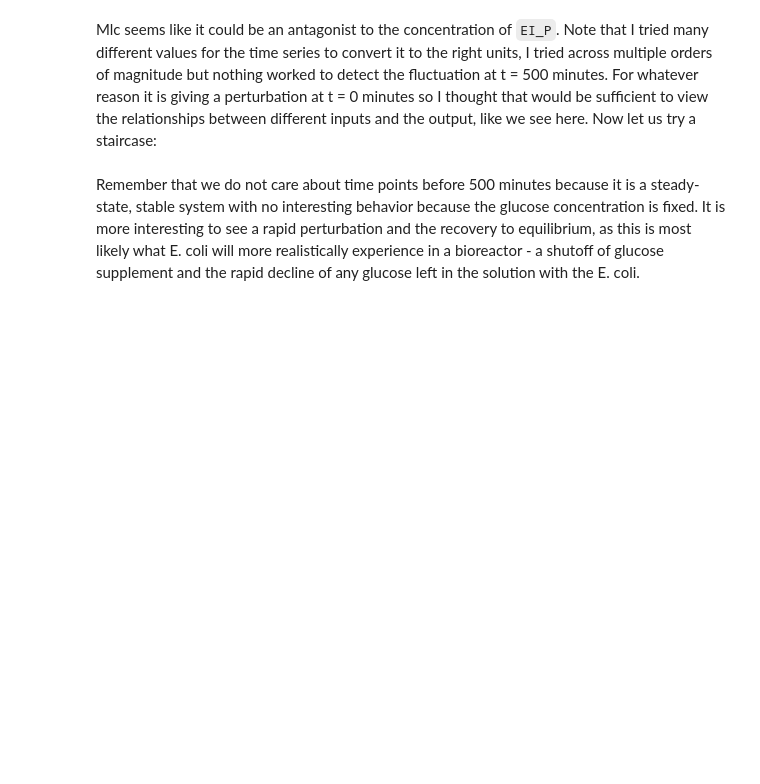
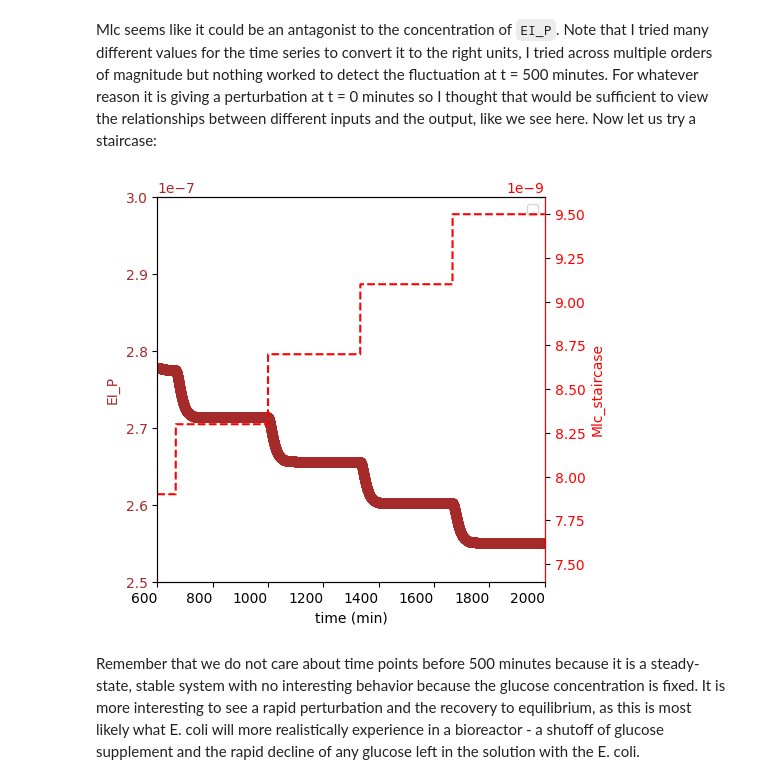
Before and after one commit to ModelEngineering/controlSBML, a Jupyter notebook: examples/Controlling-Glucose-Metabolis-in-Yeast.ipynb, the cells around one changed output. Drawn from its saved outputs; the diff is of its cells as text; code cells hidden in the pictures; blank space fills up the shorter version.

```diff
--- a/examples/Controlling-Glucose-Metabolis-in-Yeast.ipynb
+++ b/examples/Controlling-Glucose-Metabolis-in-Yeast.ipynb
@@ -81,11 +85,13 @@ CTLSB = ctl.ControlSBML(URL, xlabel="time (min)", input_name=INPUT_NAME, output_
 # %%
 INITIAL_VALUE = 7.5*1e-9
 FINAL_VALUE = 9.5*1e-9
 result = CTLSB.plotStaircaseResponse(initial_value=INITIAL_VALUE, final_value=FINAL_VALUE, num_step=5,
-    times=times,
-    #ylim=[2.5*1e-7, 3*1e-7],
-    #xlim=[600, 3000]
+    times=TIMES,
+    ylim=[2.5*1e-7, 3*1e-7],
+    xlim=[600, 2000]
 )
+# %% [output]
+[figure, added]
 # %% [markdown]
 Remember that we do not care about time points before 500 minutes because it is a steady-state, stable system with no interesting behavior because the glucose concentration is fixed. It is more interesting to see a rapid perturbation and the recovery to equilibrium, as this is most likely what E. coli will more realistically experience in a bioreactor - a shutoff of glucose supplement and the rapid decline of any glucose left in the solution with the E. coli.
 # %% [markdown]
```
Also changed, not shown: parts of 20 cells of this notebook, 3 other files.
